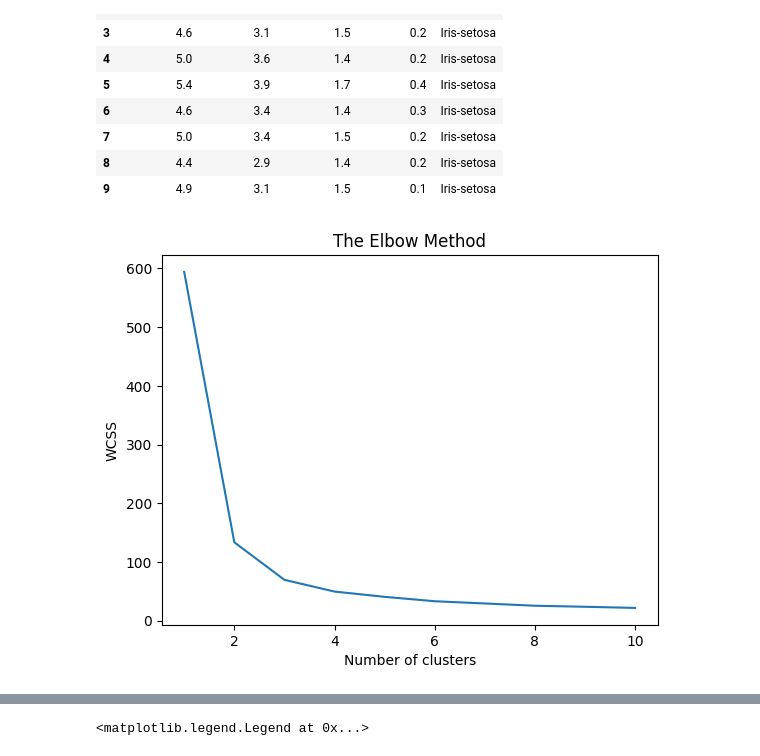
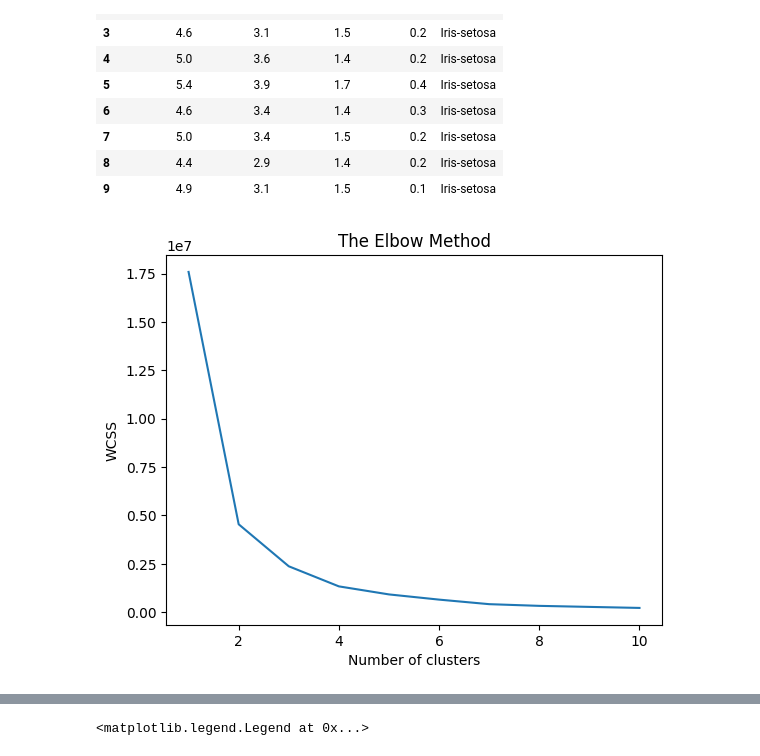
Before and after one commit to sm0bin/machine-learning-lab, a Jupyter notebook: elbow2.ipynb, the cells around one changed output, grey strips where cells are left out. Cells and saved outputs as stored; diff of their text form; code cells hidden in the pictures.

```diff
--- a/elbow2.ipynb
+++ b/elbow2.ipynb
@@ -28,31 +28,31 @@ df.head(10)
 # %%
 import pandas as pd
 from sklearn.cluster import KMeans
 import matplotlib.pyplot as plt
 
 # Load the Iris dataset
-iris = pd.read_csv("/content/drive/MyDrive/dataset/IRIS.csv")
+iris = pd.read_csv("/content/drive/MyDrive/dataset/wine_data.csv")
 
 # Extract features from the dataset
-x = iris.iloc[:, [0, 1, 2, 3]].values
+x = iris.iloc[:, :].values
 
 # Initialize an empty list to store the within-cluster sum of squares (WCSS)
 wcss = []
 
 # Run K-Means for different numbers of clusters (from 1 to 10) and compute WCSS
 for i in range(1, 11):
     kmeans = KMeans(n_clusters=i, init='k-means++', max_iter=300, n_init=10, random_state=0)
     kmeans.fit(x)
     wcss.append(kmeans.inertia_)
 
 # Plot the WCSS values to find the optimal number of clusters using the Elbow Method
 plt.plot(range(1, 11), wcss)
 plt.title('The Elbow Method')
 plt.xlabel('Number of clusters')
 plt.ylabel('WCSS')
 plt.show()
 # %% [output]
-[figure, old version]
+[figure, new version]
 # %%
 kmeans = KMeans(n_clusters = 3, init = 'k-means++', max_iter = 300, n_init = 10, random_state = 0)
 y_kmeans = kmeans.fit_predict(x)
```
Also changed, not shown: parts of 3 cells of this notebook.
